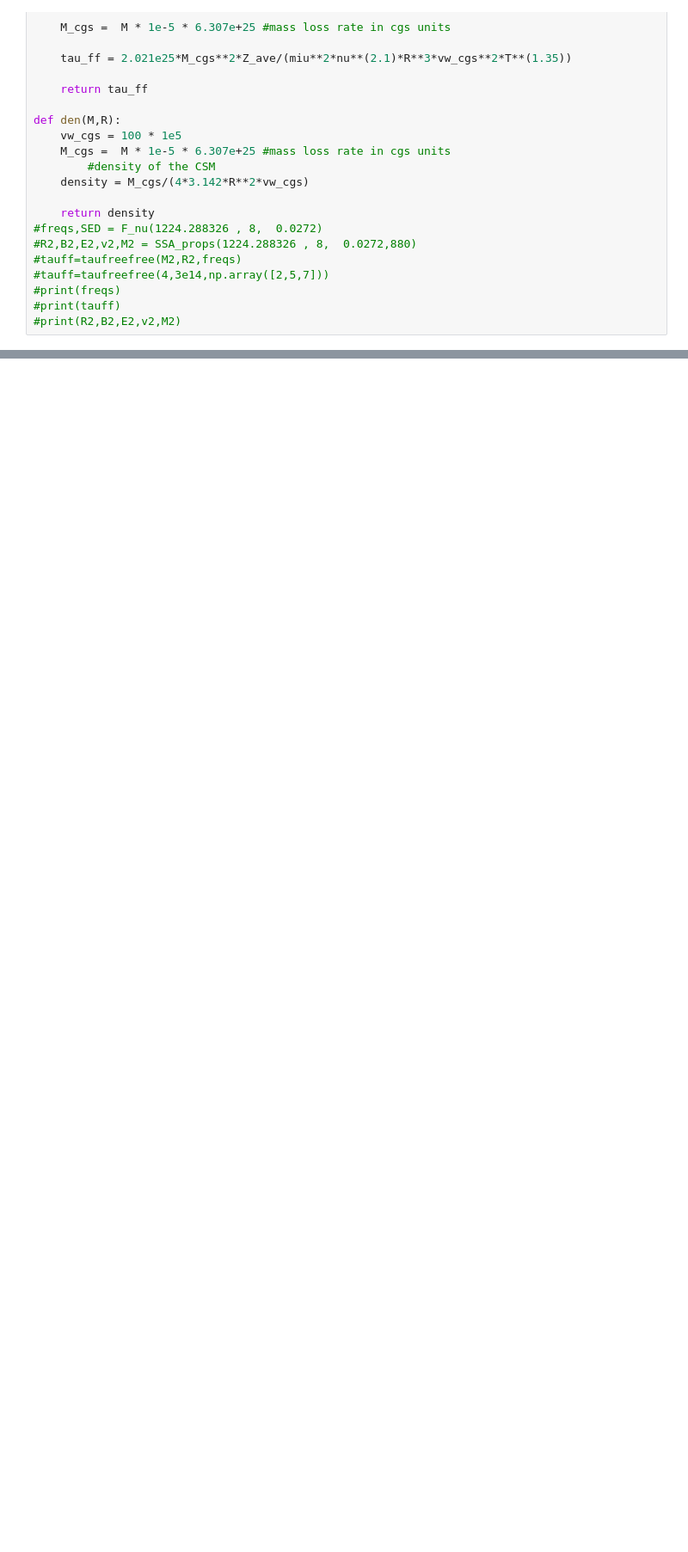
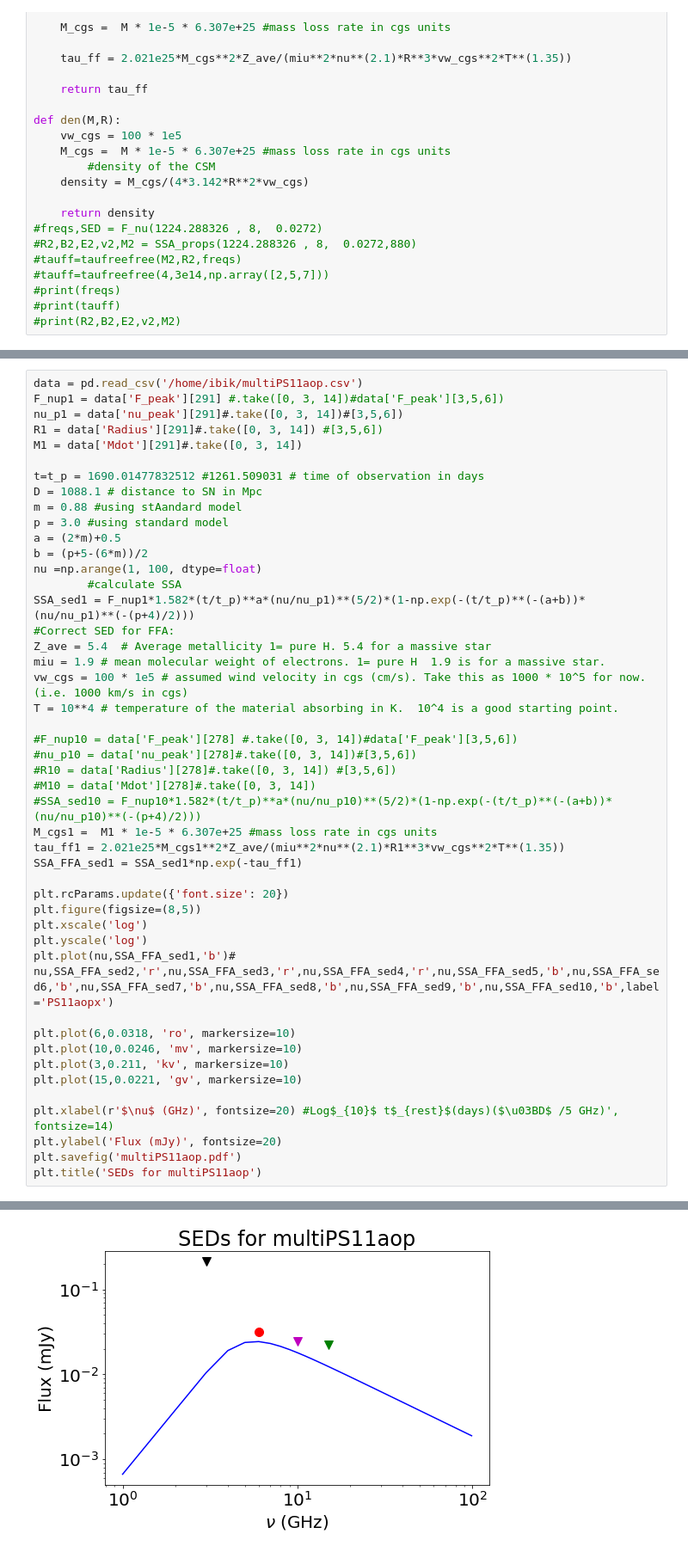
Before and after one commit to ibikadaeze/ast1501, a Jupyter notebook: multiPS11aop.ipynb, the cells around one changed output, grey strips where cells are left out. Shown: that part at 86% size. Saved outputs shown, nothing was run; the diff lists cells and outputs as text; blank space fills up the shorter version.

```diff
--- a/multiPS11aop.ipynb
+++ b/multiPS11aop.ipynb
@@ -241,0 +277,47 @@ plt.savefig('mp.pdf')
+# %%
+data = pd.read_csv('/home/ibik/multiPS11aop.csv')
+F_nup1 = data['F_peak'][291] #.take([0, 3, 14])#data['F_peak'][3,5,6])
+nu_p1 = data['nu_peak'][291]#.take([0, 3, 14])#[3,5,6])
+R1 = data['Radius'][291]#.take([0, 3, 14]) #[3,5,6])
+M1 = data['Mdot'][291]#.take([0, 3, 14])
+
+t=t_p = 1690.01477832512 #1261.509031 # time of observation in days
+D = 1088.1 # distance to SN in Mpc
+m = 0.88 #using stAandard model
+p = 3.0 #using standard model
+a = (2*m)+0.5
+b = (p+5-(6*m))/2
+nu =np.arange(1, 100, dtype=float)
+        #calculate SSA
+SSA_sed1 = F_nup1*1.582*(t/t_p)**a*(nu/nu_p1)**(5/2)*(1-np.exp(-(t/t_p)**(-(a+b))*(nu/nu_p1)**(-(p+4)/2)))
+#Correct SED for FFA:
+Z_ave = 5.4  # Average metallicity 1= pure H. 5.4 for a massive star
+miu = 1.9 # mean molecular weight of electrons. 1= pure H  1.9 is for a massive star.
+vw_cgs = 100 * 1e5 # assumed wind velocity in cgs (cm/s). Take this as 1000 * 10^5 for now. (i.e. 1000 km/s in cgs)
+T = 10**4 # temperature of the material absorbing in K.  10^4 is a good starting point.
+
+#F_nup10 = data['F_peak'][278] #.take([0, 3, 14])#data['F_peak'][3,5,6])
+#nu_p10 = data['nu_peak'][278]#.take([0, 3, 14])#[3,5,6])
+#R10 = data['Radius'][278]#.take([0, 3, 14]) #[3,5,6])
+#M10 = data['Mdot'][278]#.take([0, 3, 14])
+#SSA_sed10 = F_nup10*1.582*(t/t_p)**a*(nu/nu_p10)**(5/2)*(1-np.exp(-(t/t_p)**(-(a+b))*(nu/nu_p10)**(-(p+4)/2)))
+M_cgs1 =  M1 * 1e-5 * 6.307e+25 #mass loss rate in cgs units
+tau_ff1 = 2.021e25*M_cgs1**2*Z_ave/(miu**2*nu**(2.1)*R1**3*vw_cgs**2*T**(1.35))
+SSA_FFA_sed1 = SSA_sed1*np.exp(-tau_ff1)
+
+plt.rcParams.update({'font.size': 20})
+plt.figure(figsize=(8,5))
+plt.xscale('log')
+plt.yscale('log')
+plt.plot(nu,SSA_FFA_sed1,'b')# nu,SSA_FFA_sed2,'r',nu,SSA_FFA_sed3,'r',nu,SSA_FFA_sed4,'r',nu,SSA_FFA_sed5,'b',nu,SSA_FFA_sed6,'b',nu,SSA_FFA_sed7,'b',nu,SSA_FFA_sed8,'b',nu,SSA_FFA_sed9,'b',nu,SSA_FFA_sed10,'b',label ='PS11aopx')
+
+plt.plot(6,0.0318, 'ro', markersize=10)
+plt.plot(10,0.0246, 'mv', markersize=10)
+plt.plot(3,0.211, 'kv', markersize=10)
+plt.plot(15,0.0221, 'gv', markersize=10)
+
+plt.xlabel(r'$\nu$ (GHz)', fontsize=20) #Log$_{10}$ t$_{rest}$(days)($\u03BD$ /5 GHz)', fontsize=14)
+plt.ylabel('Flux (mJy)', fontsize=20)
+plt.savefig('multiPS11aop.pdf')
+plt.title('SEDs for multiPS11aop')
+# %% [output]
@@ -241,0 +325 @@ plt.savefig('mp.pdf')
+[figure, added]
```
Also changed, not shown: parts of 7 cells of this notebook.
